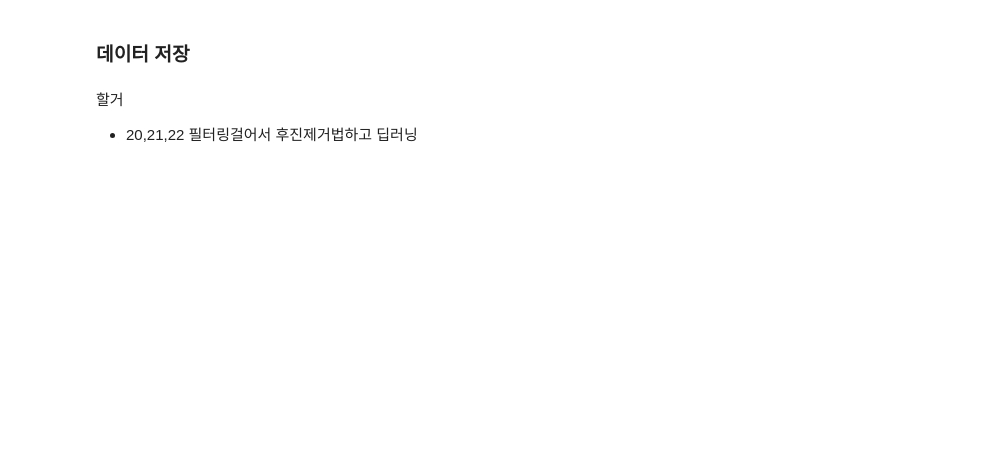
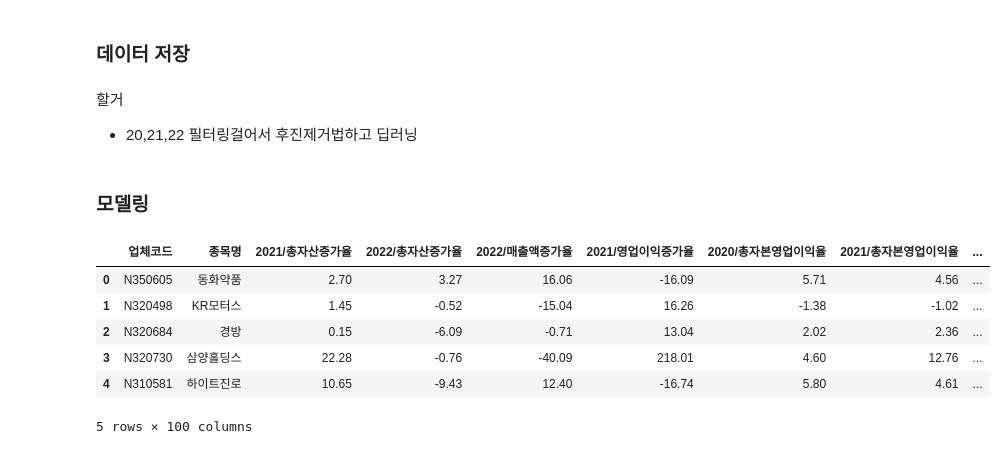
Before and after one commit to BaekJunehong/BIZnFIN, a Jupyter notebook: project/code/lee_eda.ipynb, the cells around one changed output. Cells and saved outputs as stored; diff of their text form; code cells hidden in the pictures; blank space fills up the shorter version.

```diff
--- a/project/code/lee_eda.ipynb
+++ b/project/code/lee_eda.ipynb
@@ -577,3 +571,5 @@ filtered_data.to_csv("../../project/data/var_select.csv", index=False, encoding=
 # %% [markdown]
 할거
 - 20,21,22 필터링걸어서 후진제거법하고 딥러닝
+# %% [markdown]
+### 모델링
@@ -579,0 +581,10 @@ filtered_data.to_csv("../../project/data/var_select.csv", index=False, encoding=
+# %%
+data.head()
+# %% [output]
+|  | 업체코드 | 종목명 | 2021/총자산증가율 | 2022/총자산증가율 | 2022/매출액증가율 | 2021/영업이익증가율 | 2020/총자본영업이익율 | 2021/총자본영업이익율 | ... |
+| 0 | N350605 | 동화약품 | 2.70 | 3.27 | 16.06 | -16.09 | 5.71 | 4.56 | ... |
+| 1 | N320498 | KR모터스 | 1.45 | -0.52 | -15.04 | 16.26 | -1.38 | -1.02 | ... |
+| 2 | N320684 | 경방 | 0.15 | -6.09 | -0.71 | 13.04 | 2.02 | 2.36 | ... |
+| 3 | N320730 | 삼양홀딩스 | 22.28 | -0.76 | -40.09 | 218.01 | 4.60 | 12.76 | ... |
+| 4 | N310581 | 하이트진로 | 10.65 | -9.43 | 12.40 | -16.74 | 5.80 | 4.61 | ... |
+5 rows × 100 columns
```
Also changed, not shown: parts of 20 cells of this notebook, 1 other file.
